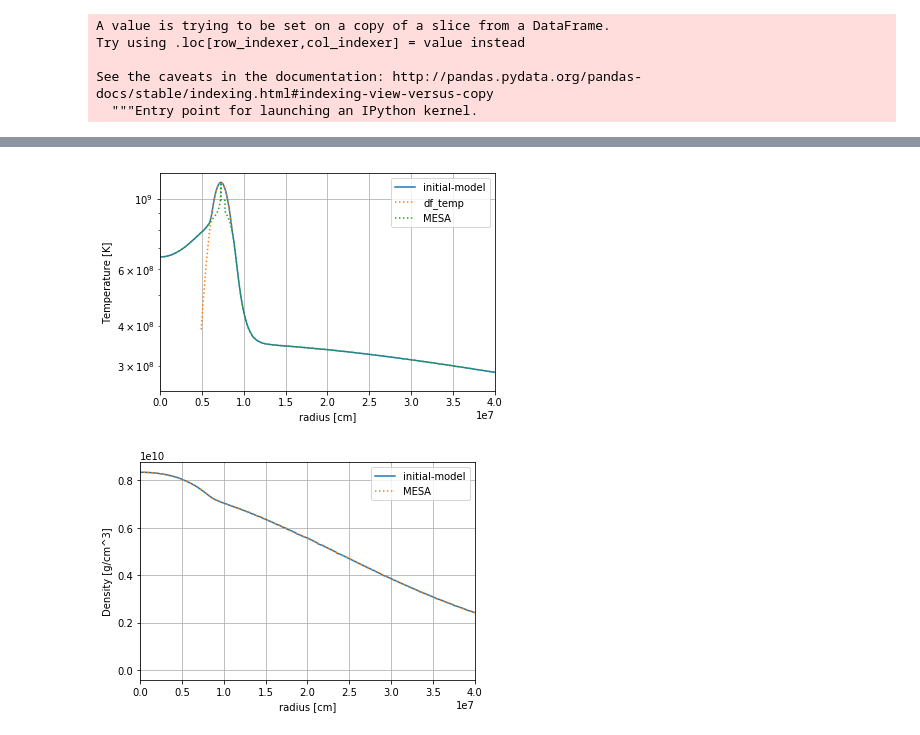
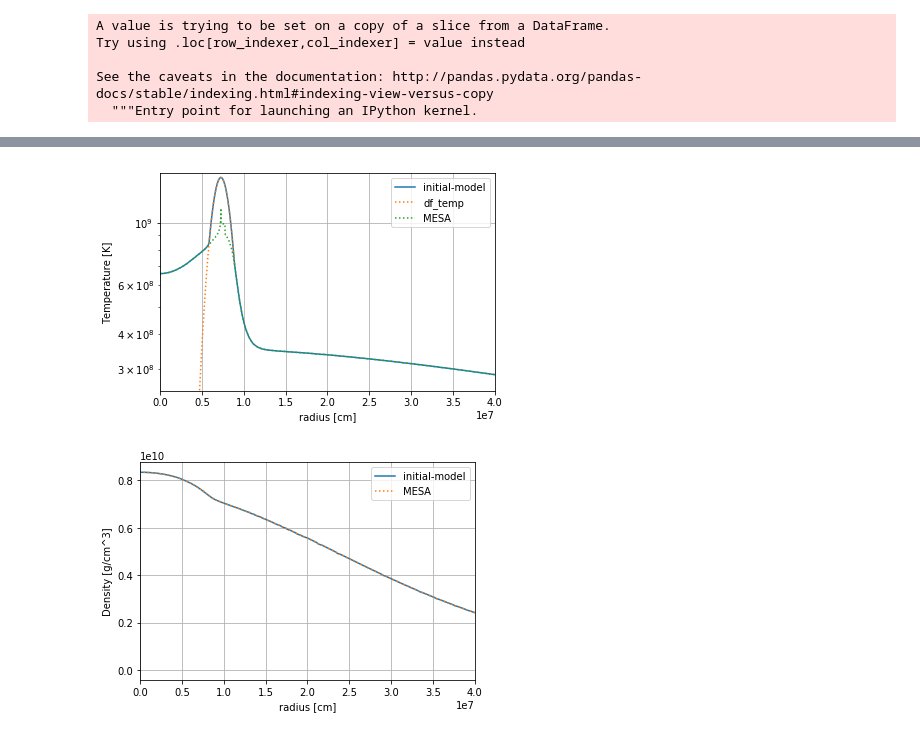
Before and after one commit to XinlongSBU/xinlong_file, a Jupyter notebook: initial-model_prepare/generate_raw.ipynb, the cells around one changed output, grey strips where cells are left out. Drawn from its saved outputs; the diff is of its cells as text; code cells hidden in the pictures.

```diff
--- a/initial-model_prepare/generate_raw.ipynb
+++ b/initial-model_prepare/generate_raw.ipynb
@@ -54,10 +54,11 @@ See the caveats in the documentation: http://pandas.pydata.org/pandas-docs/stabl
   """Entry point for launching an IPython kernel.
 # %%
 df_max = df[df['temperature [K]'] == max(df['temperature [K]'])]
+temp_width = 3700000000000
 # %%
 r0 = float(df_max['r_center [cm]'])
 # %%
-df['temp'] = max(df['temperature [K]'])*np.exp(-(df['r_center [cm]']-r0)**2/5200000000000)
+df['temp'] = 1.45e9*np.exp(-(df['r_center [cm]']-r0)**2/temp_width)
 # %% [output]
 A value is trying to be set on a copy of a slice from a DataFrame.
 Try using .loc[row_indexer,col_indexer] = value instead
@@ -67,8 +68,8 @@ See the caveats in the documentation: http://pandas.pydata.org/pandas-docs/stabl
 # %%
 dn = pd.DataFrame(data = [0]*data.shape[0], columns=['temp'])
 
-index1 = 539
-index2 = 741
+index1 = 535
+index2 = 770
 dn.temp[index1:index2] = df[(df.index>(index1-1)) & (df.index<index2)]['temp']
 dn.temp[0:index1] = data['temperature [K]'][0:index1]
 dn.temp[index2:length] = data['temperature [K]'][index2:length]
@@ -92,8 +93,9 @@ plt.savefig("temperature.png")
 # %%
-dn.temp[539] = 8.8e+08
-dn.temp[538] = 8.66e+08
-dn.temp[537] = 8.51e+08
-dn.temp[536] = 8.4e+08
+#dn.temp[539] = 8.8e+08
+#dn.temp[538] = 8.66e+08
+#dn.temp[537] = 8.51e+08
+dn.temp[535] = 8.52e+08
+dn.temp[534] = 8.42e+08
 
 data['temperature [K]'] = dn['temp']
 # %%
@@ -145,19 +147,19 @@ plt.savefig("temperature.png")
 # %%
 plt.semilogy(data['r_center [cm]'],data['temperature [K]'],label='initial-model')
 #plt.plot(df['r_center [cm]'],df['temperature [K]'],':',label='df')
 plt.semilogy(df['r_center [cm]'],df['temp'],':',label='df_temp')
 #plt.plot(data['r_center [cm]'],dn['temp'],'o:',label='dn')
 plt.semilogy(r_cm,temp,":",label="MESA")
 #plt.xlim(4e6,12e6)
 plt.xlim(0,4e7)
-plt.ylim(2.5e8,1.2e9)
+plt.ylim(2.5e8,1.5e9)
 plt.grid()
 plt.xlabel("radius [cm]")
 plt.ylabel("Temperature [K]")
 plt.legend()
 plt.savefig("temperature.png")
 # %% [output]
-[figure, old version]
+[figure, new version]
 # %%
 y = np.array(dff['density [g/cm3]'][46:150])
 x = np.array(dff['r_center [cm]'][46:150])
```
Also changed, not shown: parts of 28 cells of this notebook, 17 other files.
